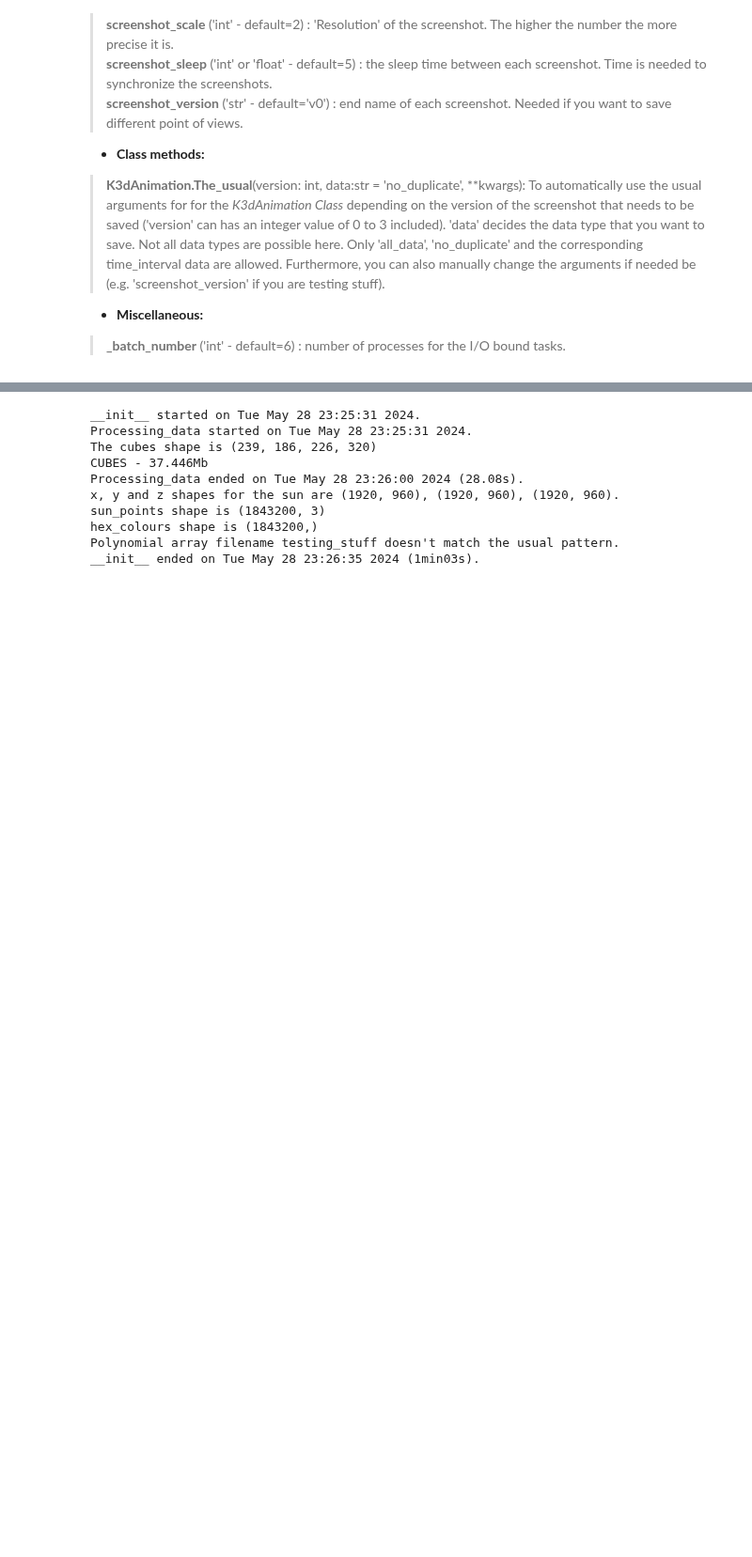
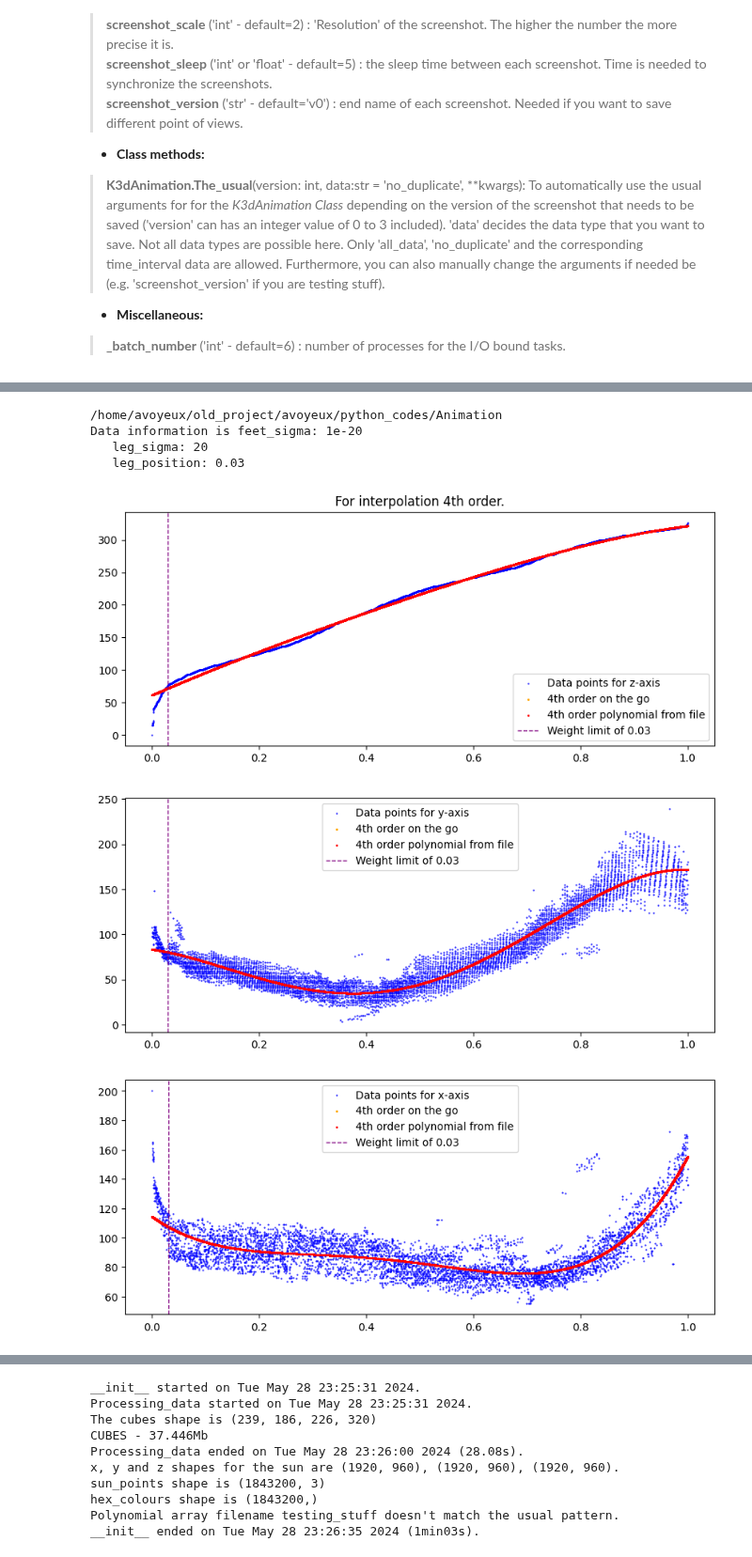
Before and after one commit to avoyeux/Rainbow_k3d, a Jupyter notebook: Animation/new_3D_animation.ipynb, the cells around one changed output, grey strips where cells are left out. Shown at 94% size. Drawn from its saved outputs; the diff is of its cells as text; code cells hidden in the pictures; blank space fills up the shorter version.

```diff
--- a/Animation/new_3D_animation.ipynb
+++ b/Animation/new_3D_animation.ipynb
@@ -83,3 +83,31 @@ Plot(antialias=3, axes=['x', 'y', 'z'], axes_helper=1.0, axes_helper_colors=[167
 Dropdown(description='Date:', options=('2012-07-23T00-06-43', '2012-07-23T00-11-43', '2012-07-23T00-14-13', '2…
 ToggleButton(value=False, description='Play', icon='play')
 <new_animation.K3dAnimation at 0x...>
+# %%
+# looking at the interpolations
+from visualisation_test import Visualise
+import os
+print(os.getcwd())
+
+# Paths
+hdf5 = '../Data/sig1e20_leg20_lim0_03_thisone.h5'
+index = 200
+
+instance = Visualise(
+    hdf5_filepath=hdf5,
+    chosen_index=index,
+    recreate_interp=True,
+    with_feet=True,
+    interpolation_order=[4, 6],
+)
+
+instance.print_parameters()
+instance.plotting()
+# %% [output]
+/home/avoyeux/old_project/avoyeux/python_codes/Animation
+Data information is feet_sigma: 1e-20
+   leg_sigma: 20
+   leg_position: 0.03
+[figure, added]
+[figure, added]
+[figure, added]
```
Also changed, not shown: parts of 3 cells of this notebook, 3 other files.
